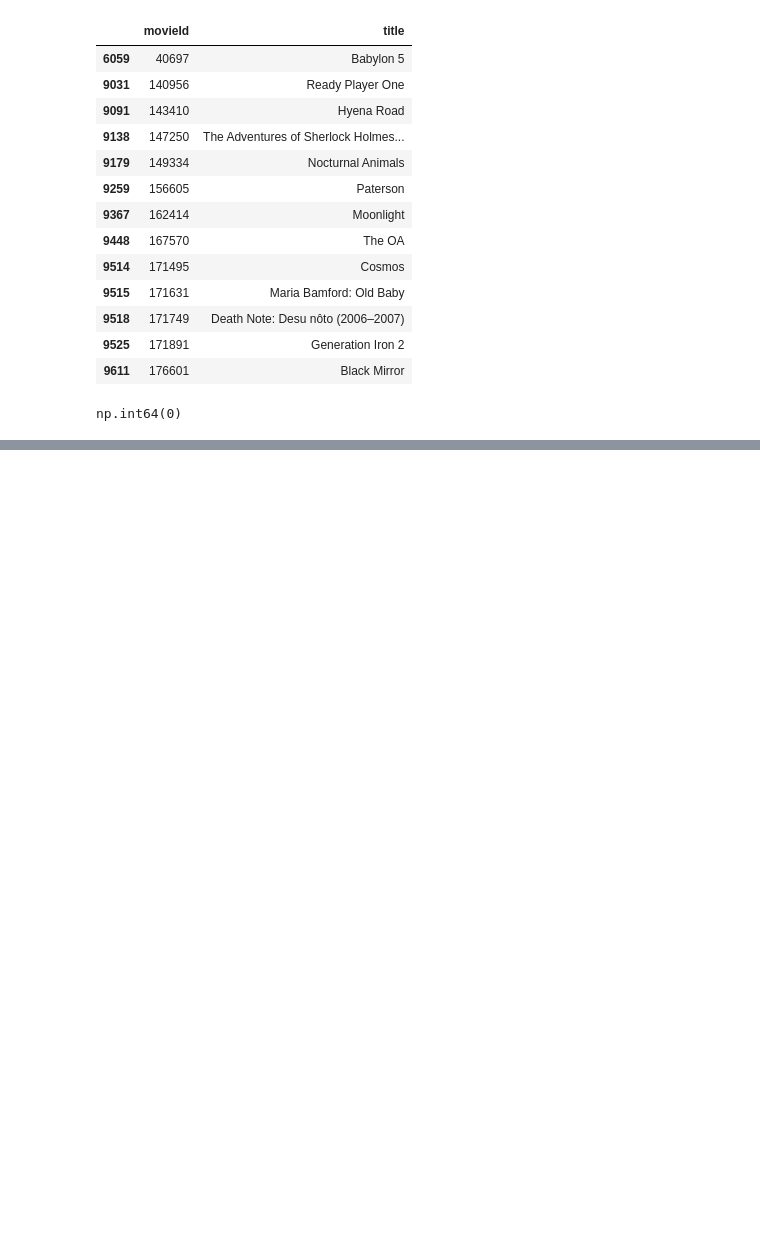
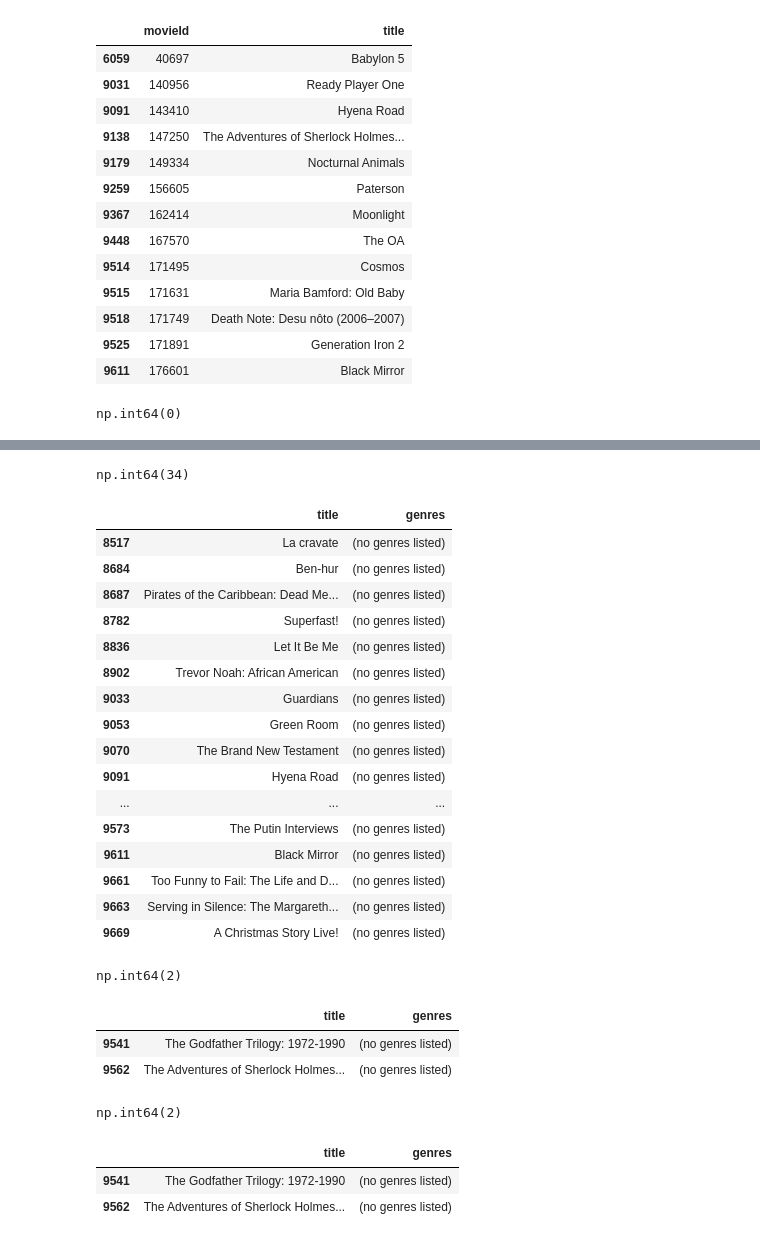
Before and after one commit to delucchibeatrice-lgtm/streamlit, a Jupyter notebook: movies.ipynb, the cells around one changed output, grey strips where cells are left out. Saved outputs shown, nothing was run; the diff lists cells and outputs as text; code cells hidden in the pictures; blank space fills up the shorter version.

```diff
--- a/movies.ipynb
+++ b/movies.ipynb
@@ -139,0 +153,24 @@ df.to_csv("movies_cleaned.csv", index=False)
+# %%
+(df['genres'] == '(no genres listed)').sum()
+# %% [output]
+np.int64(34)
+# %%
+df[df['genres'] == '(no genres listed)'][['title','genres']]
+# %% [output]
+|  | title | genres |
+| 8517 | La cravate | (no genres listed) |
+| 8684 | Ben-hur | (no genres listed) |
+| 8687 | Pirates of the Caribbean: Dead Me... | (no genres listed) |
+| 8782 | Superfast! | (no genres listed) |
+| 8836 | Let It Be Me | (no genres listed) |
+| 8902 | Trevor Noah: African American | (no genres listed) |
+| 9033 | Guardians | (no genres listed) |
+| 9053 | Green Room | (no genres listed) |
+| 9070 | The Brand New Testament | (no genres listed) |
+| 9091 | Hyena Road | (no genres listed) |
+| ... | ... | ... |
+| 9573 | The Putin Interviews | (no genres listed) |
+| 9611 | Black Mirror | (no genres listed) |
+| 9661 | Too Funny to Fail: The Life and D... | (no genres listed) |
+| 9663 | Serving in Silence: The Margareth... | (no genres listed) |
+| 9669 | A Christmas Story Live! | (no genres listed) |
@@ -139,0 +213,10 @@ df.to_csv("movies_cleaned.csv", index=False)
+# %%
+(df['genres'] == '(no genres listed)').sum()
+# %% [output]
+np.int64(2)
+# %%
+df[df['genres'] == '(no genres listed)'][['title','genres']]
+# %% [output]
+|  | title | genres |
+| 9541 | The Godfather Trilogy: 1972-1990 | (no genres listed) |
+| 9562 | The Adventures of Sherlock Holmes... | (no genres listed) |
@@ -139,0 +226,10 @@ df.to_csv("movies_cleaned.csv", index=False)
+# %%
+(df['genres'] == '(no genres listed)').sum()
+# %% [output]
+np.int64(2)
+# %%
+df[df['genres'] == '(no genres listed)'][['title','genres']]
+# %% [output]
+|  | title | genres |
+| 9541 | The Godfather Trilogy: 1972-1990 | (no genres listed) |
+| 9562 | The Adventures of Sherlock Holmes... | (no genres listed) |
```
Also changed, not shown: parts of 6 cells of this notebook.
